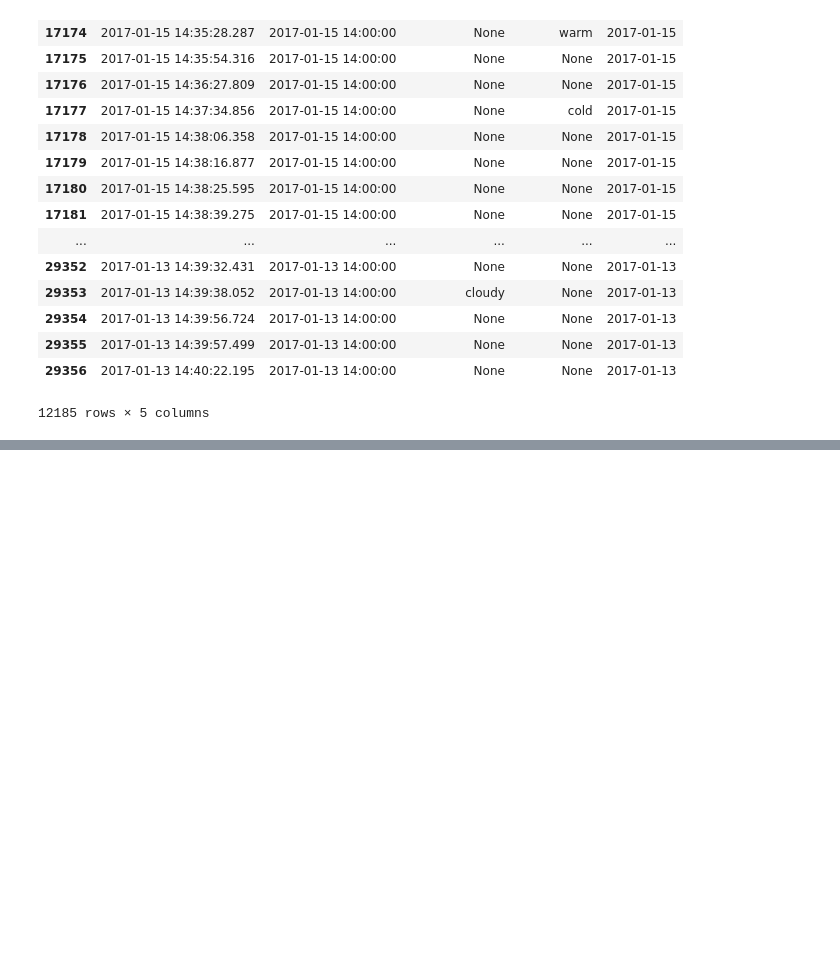
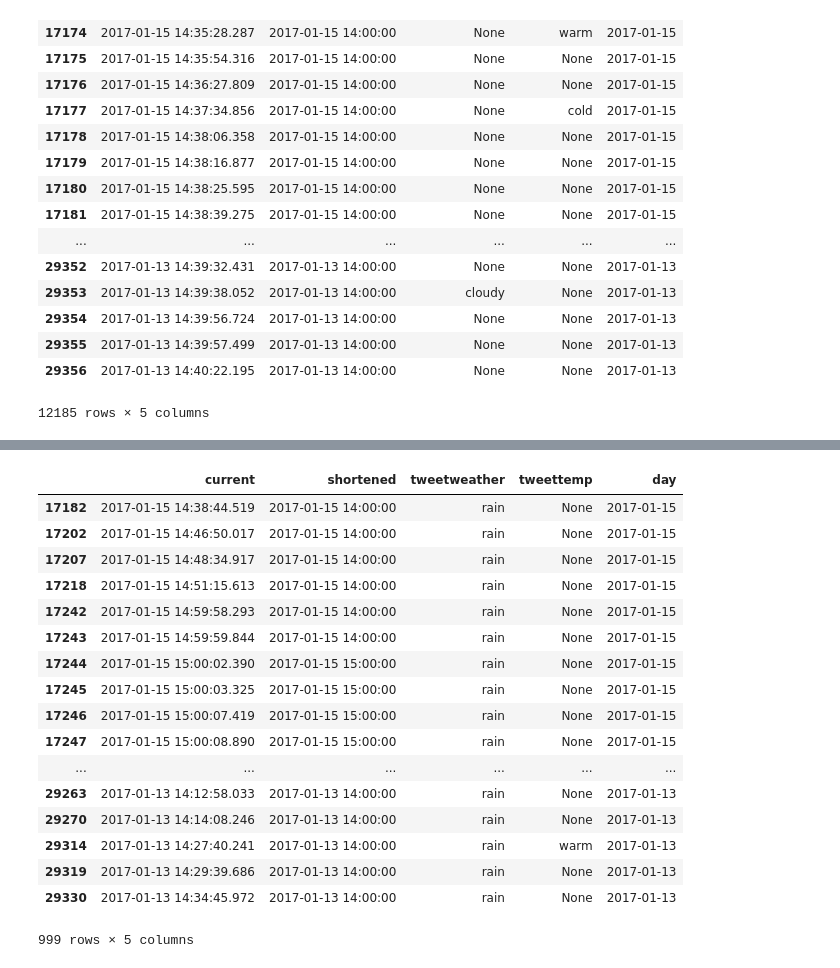
Before and after one commit to AdamNew1/twitterdata, a Jupyter notebook: timgraphs/weather time scale .ipynb, the cells around one changed output, grey strips where cells are left out. Cells and saved outputs as stored; diff of their text form; code cells hidden in the pictures; blank space fills up the shorter version.

```diff
--- a/timgraphs/weather time scale .ipynb
+++ b/timgraphs/weather time scale .ipynb
@@ -86,0 +222,21 @@ df1 =
+# %%
+dfrain
+# %% [output]
+|  | current | shortened | tweetweather | tweettemp | day |
+| 17182 | 2017-01-15 14:38:44.519 | 2017-01-15 14:00:00 | rain | None | 2017-01-15 |
+| 17202 | 2017-01-15 14:46:50.017 | 2017-01-15 14:00:00 | rain | None | 2017-01-15 |
+| 17207 | 2017-01-15 14:48:34.917 | 2017-01-15 14:00:00 | rain | None | 2017-01-15 |
+| 17218 | 2017-01-15 14:51:15.613 | 2017-01-15 14:00:00 | rain | None | 2017-01-15 |
+| 17242 | 2017-01-15 14:59:58.293 | 2017-01-15 14:00:00 | rain | None | 2017-01-15 |
+| 17243 | 2017-01-15 14:59:59.844 | 2017-01-15 14:00:00 | rain | None | 2017-01-15 |
+| 17244 | 2017-01-15 15:00:02.390 | 2017-01-15 15:00:00 | rain | None | 2017-01-15 |
+| 17245 | 2017-01-15 15:00:03.325 | 2017-01-15 15:00:00 | rain | None | 2017-01-15 |
+| 17246 | 2017-01-15 15:00:07.419 | 2017-01-15 15:00:00 | rain | None | 2017-01-15 |
+| 17247 | 2017-01-15 15:00:08.890 | 2017-01-15 15:00:00 | rain | None | 2017-01-15 |
+| ... | ... | ... | ... | ... | ... |
+| 29263 | 2017-01-13 14:12:58.033 | 2017-01-13 14:00:00 | rain | None | 2017-01-13 |
+| 29270 | 2017-01-13 14:14:08.246 | 2017-01-13 14:00:00 | rain | None | 2017-01-13 |
+| 29314 | 2017-01-13 14:27:40.241 | 2017-01-13 14:00:00 | rain | warm | 2017-01-13 |
+| 29319 | 2017-01-13 14:29:39.686 | 2017-01-13 14:00:00 | rain | None | 2017-01-13 |
+| 29330 | 2017-01-13 14:34:45.972 | 2017-01-13 14:00:00 | rain | None | 2017-01-13 |
+999 rows × 5 columns
```
Also changed, not shown: parts of 31 cells of this notebook, 1 other file.
